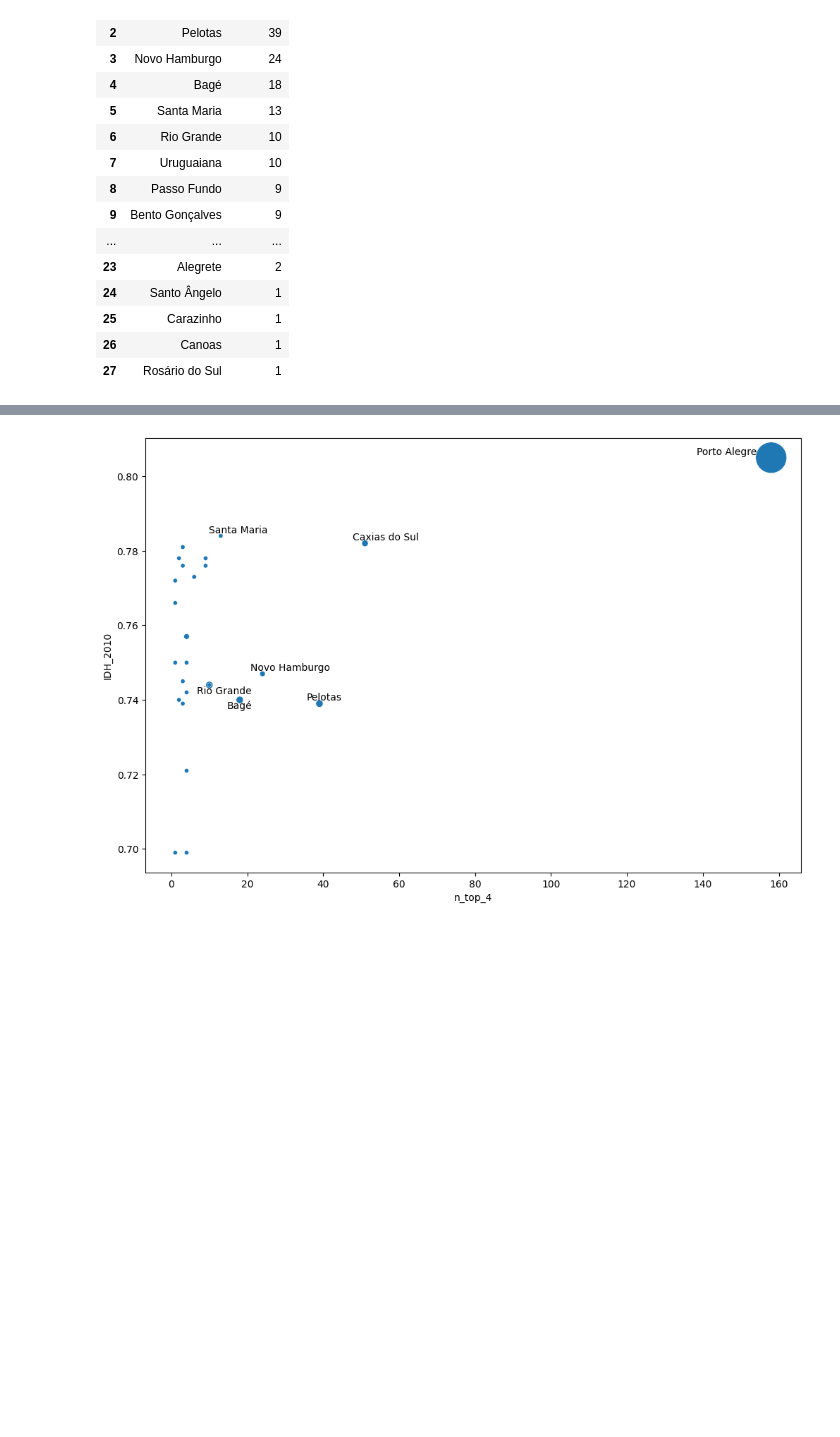
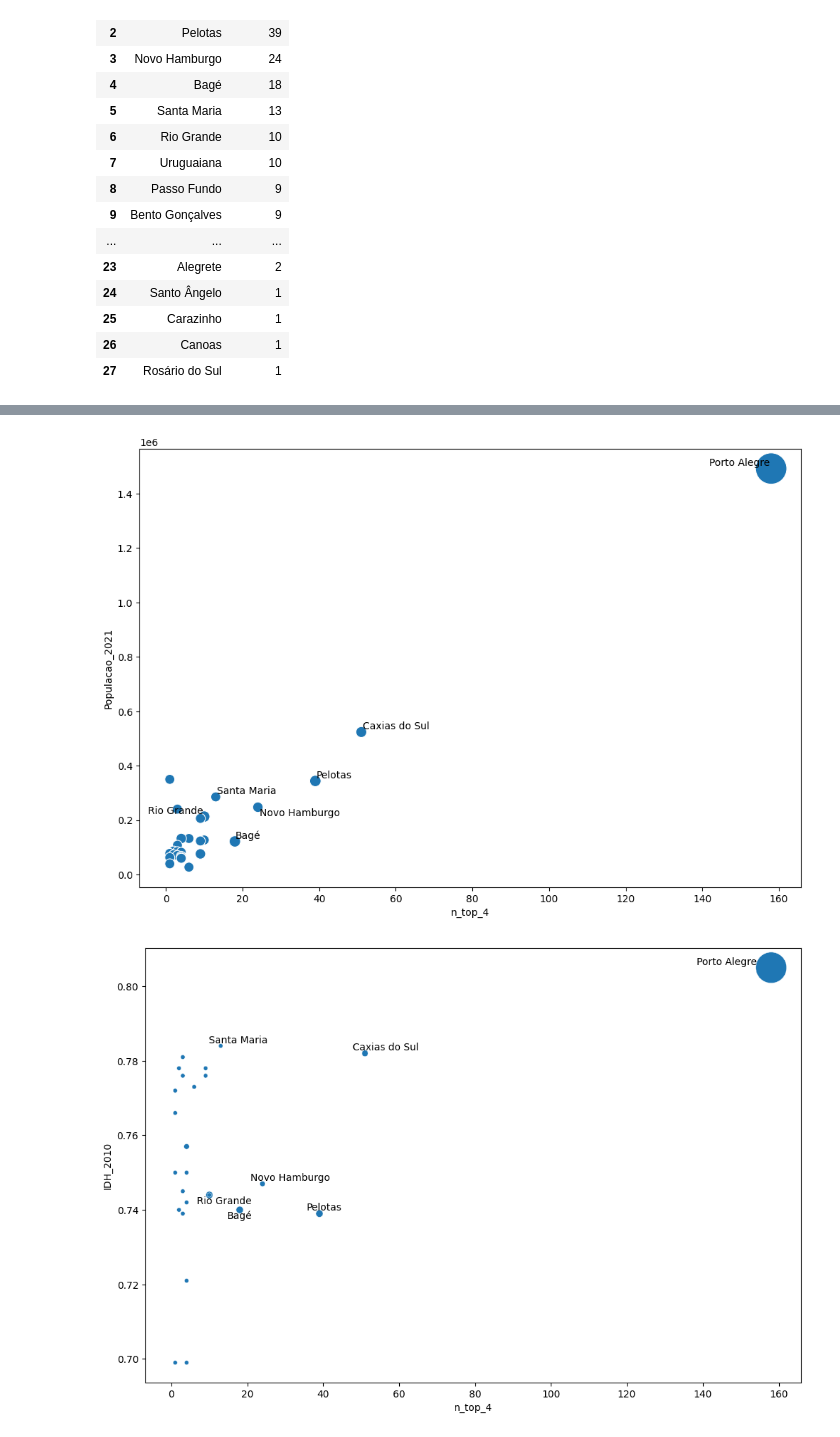
Before and after one commit to VitorBSP/Multiverso_greNAL, a Jupyter notebook: analise.ipynb, the cells around one changed output, grey strips where cells are left out. Saved outputs shown, nothing was run; the diff lists cells and outputs as text; code cells hidden in the pictures; blank space fills up the shorter version.

```diff
--- a/analise.ipynb
+++ b/analise.ipynb
@@ -240,3 +264,8 @@ def label_point(h,x, y, val, ax):
+# %%
+graphics_point(cidades, 'n_top_4', 'Populacao_2021', 'Quantidade_Primeiro', 'Cidade',
+                ['Porto Alegre', 'Pelotas', 'Caxias do Sul', 'Bagé', 'Rio Grande', 'Santa Maria', 'Novo Hamburgo'] )
+# %% [output]
+[figure, added]
 # %%
 plt.subplots(figsize=(12, 8))
 ax = sns.scatterplot(data=cidades[cidades['n_top_4'] > 0], x="n_top_4", y="IDH_2010", size="Quantidade_Primeiro", legend=False, sizes=(20, 1000))
```
Also changed, not shown: parts of 8 cells of this notebook.
